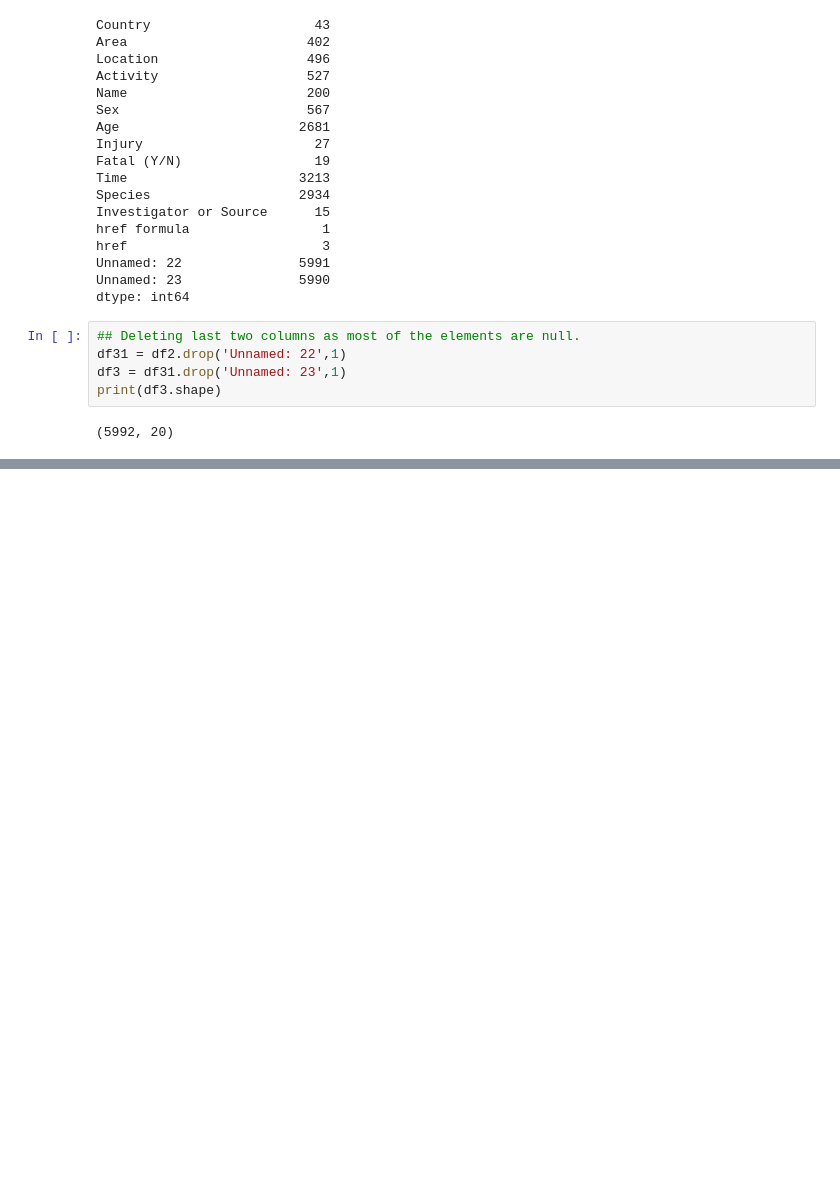
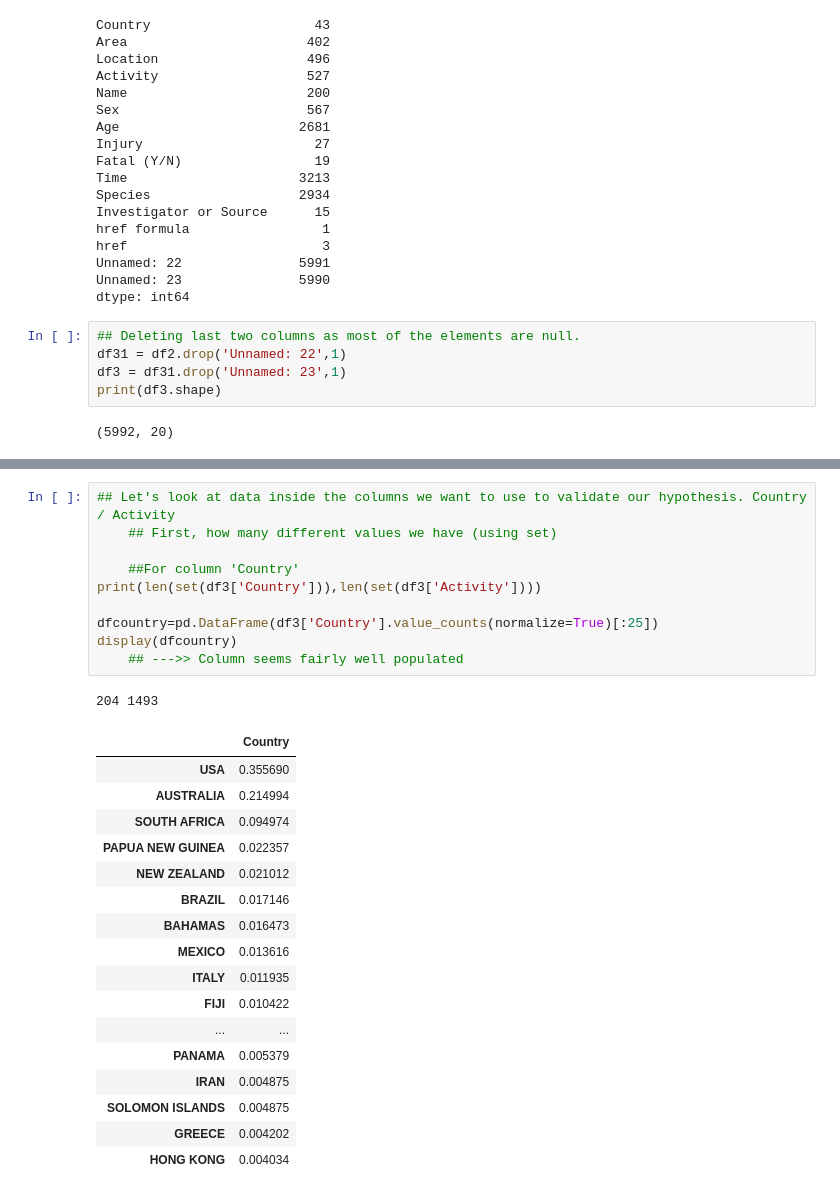
Before and after one commit to alfpml/Pandas-Project, a Jupyter notebook: Pandas-Project-Code.ipynb, the cells around one changed output, grey strips where cells are left out. Cells and saved outputs as stored; diff of their text form; blank space fills up the shorter version.

```diff
--- a/Pandas-Project-Code.ipynb
+++ b/Pandas-Project-Code.ipynb
@@ -97,0 +113,29 @@ print(df3.shape)
+# %%
+## Let's look at data inside the columns we want to use to validate our hypothesis. Country / Activity
+    ## First, how many different values we have (using set)
+
+    ##For column 'Country'
+print(len(set(df3['Country'])),len(set(df3['Activity'])))
+
+dfcountry=pd.DataFrame(df3['Country'].value_counts(normalize=True)[:25])
+display(dfcountry)
+    ## --->> Column seems fairly well populated
+# %% [output]
+204 1493
+|  | Country |
+| USA | 0.355690 |
+| AUSTRALIA | 0.214994 |
+| SOUTH AFRICA | 0.094974 |
+| PAPUA NEW GUINEA | 0.022357 |
+| NEW ZEALAND | 0.021012 |
+| BRAZIL | 0.017146 |
+| BAHAMAS | 0.016473 |
+| MEXICO | 0.013616 |
+| ITALY | 0.011935 |
+| FIJI | 0.010422 |
+| ... | ... |
+| PANAMA | 0.005379 |
+| IRAN | 0.004875 |
+| SOLOMON ISLANDS | 0.004875 |
+| GREECE | 0.004202 |
+| HONG KONG | 0.004034 |
```
Also changed, not shown: parts of 4 cells of this notebook, 1 other file.
